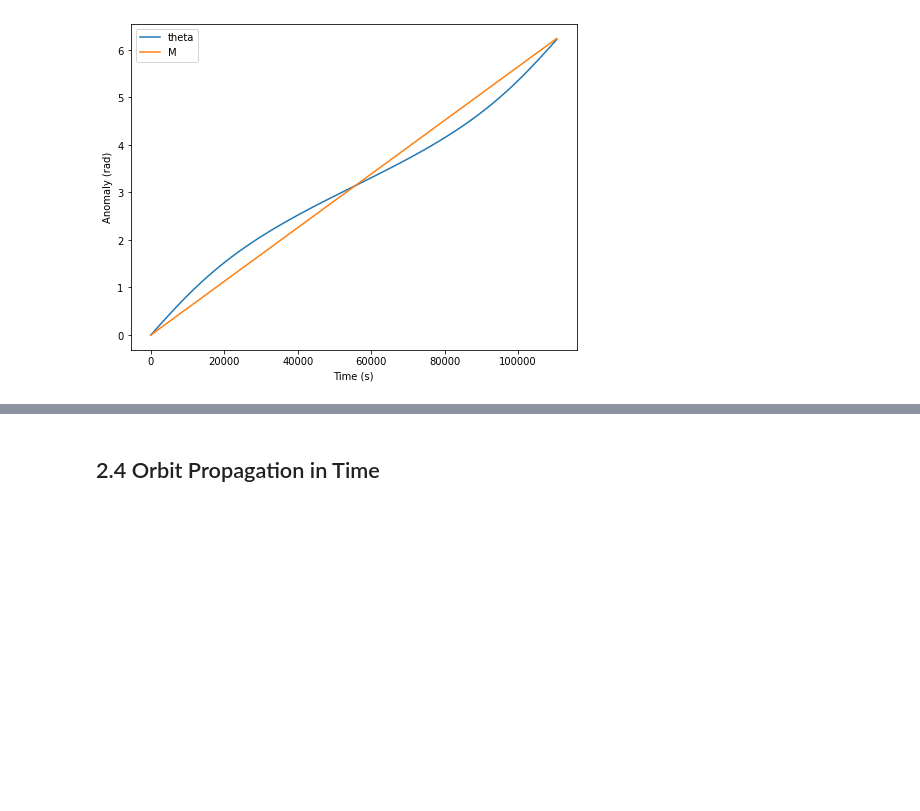
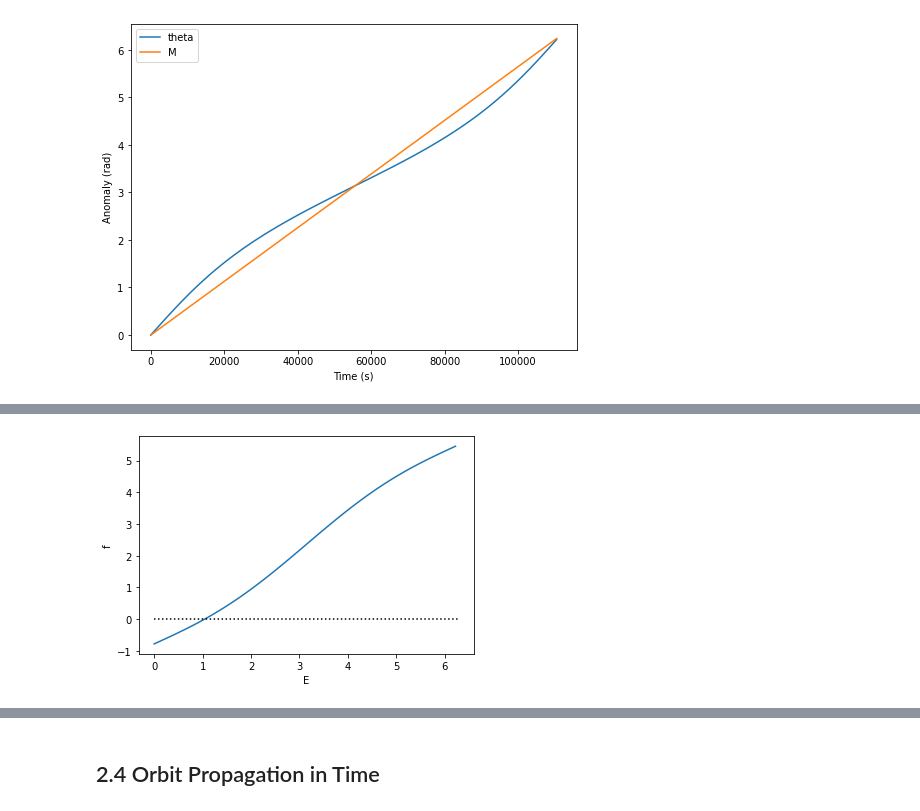
Before and after one commit to pdav5883/orbit-learning, a Jupyter notebook: L2_OrbitTime.ipynb, the cells around one changed output, grey strips where cells are left out. Cells and saved outputs as stored; diff of their text form; code cells hidden in the pictures; blank space fills up the shorter version.

```diff
--- a/L2_OrbitTime.ipynb
+++ b/L2_OrbitTime.ipynb
@@ -183,0 +227,28 @@ ax = utils.add_latlon_trajectory(lat_list, lon_list)
+# %%
+def kepler_function(M, e, E):
+    f = utils.kepler_function(M, e, E)
+    return f
+# %%
+e = 0.3
+M = math.pi / 4
+
+f_list = []
+E_list = []
+
+for j in range(100):
+    E = j * 2 * math.pi / 100
+    f = kepler_function(M, e, E)
+
+    E_list.append(E)
+    f_list.append(f)
+
+fig = plt.figure()
+ax = fig.add_subplot(111)
+
+ax.plot(E_list, f_list)
+ax.plot([0, 2*math.pi], [0,0], "k:")
+ax.set_xlabel("E")
+ax.set_ylabel("f")
+plt.show()
+# %% [output]
+[figure, added]
```
Also changed, not shown: parts of 10 cells of this notebook, 2 other files.
